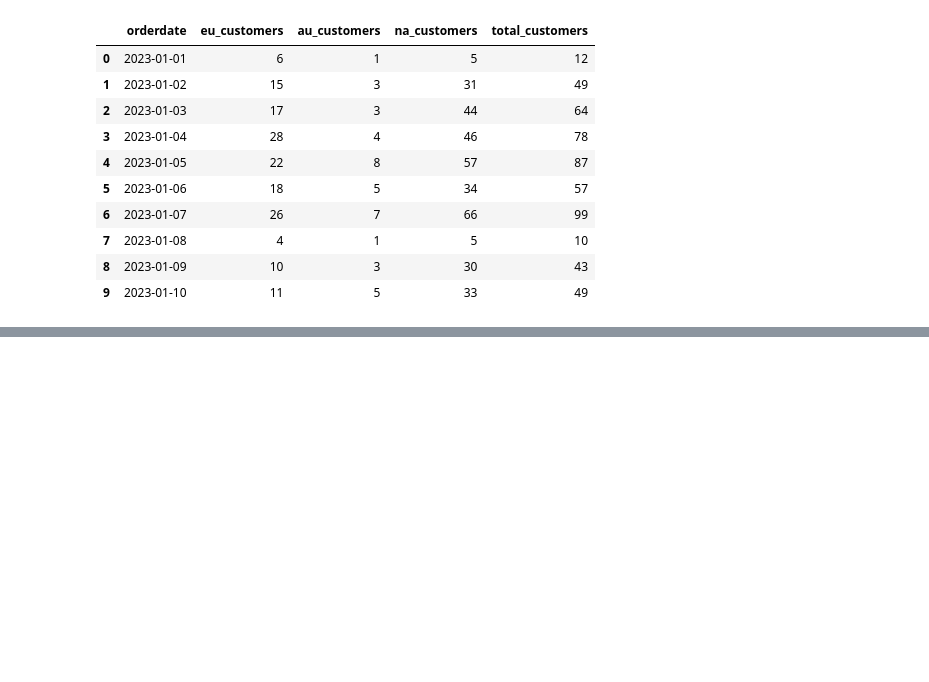
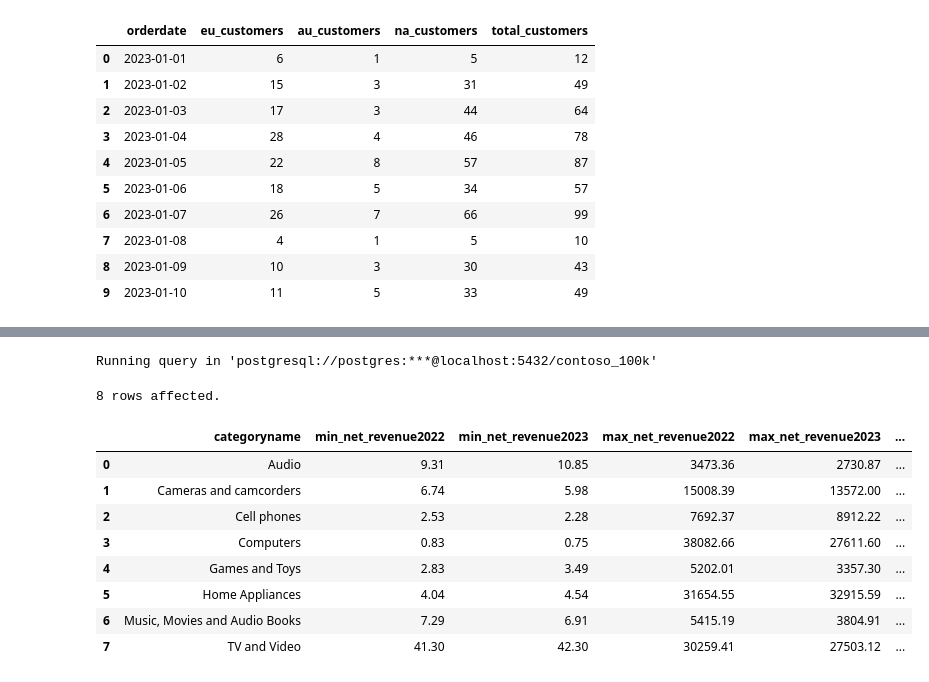
Before and after one commit to M-Dev-B/colab-dev-sql, a Jupyter notebook: Resources/Blank_SQL_Notebook.ipynb, the cells around one changed output, grey strips where cells are left out. Saved outputs shown, nothing was run; the diff lists cells and outputs as text; code cells hidden in the pictures; blank space fills up the shorter version.

```diff
--- a/Resources/Blank_SQL_Notebook.ipynb
+++ b/Resources/Blank_SQL_Notebook.ipynb
@@ -241,0 +241,29 @@ Running query in 'postgresql://postgres:***@localhost:5432/contoso_100k'
+# %%
+%%sql
+
+SELECT
+  p.categoryname,
+  MIN(CASE WHEN orderdate::DATE BETWEEN '2022-01-01' AND '2022-12-31' THEN s.netprice*s.quantity*s.exchangerate END) AS min_net_revenue2022,
+  MIN(CASE WHEN orderdate::DATE BETWEEN '2023-01-01' AND '2023-12-31' THEN s.netprice*s.quantity*s.exchangerate END) AS min_net_revenue2023,
+  MAX(CASE WHEN orderdate::DATE BETWEEN '2022-01-01' AND '2022-12-31' THEN s.netprice*s.quantity*s.exchangerate END) AS max_net_revenue2022,
+  MAX(CASE WHEN orderdate::DATE BETWEEN '2023-01-01' AND '2023-12-31' THEN s.netprice*s.quantity*s.exchangerate END) AS max_net_revenue2023,
+  AVG(CASE WHEN orderdate::DATE BETWEEN '2022-01-01' AND '2022-12-31' THEN s.netprice*s.quantity*s.exchangerate END) AS avg_net_revenue2022,
+  AVG(CASE WHEN orderdate::DATE BETWEEN '2023-01-01' AND '2023-12-31' THEN s.netprice*s.quantity*s.exchangerate END) AS avg_net_revenue2023
+FROM sales s
+LEFT JOIN customer c ON s.customerkey = c.customerkey
+LEFT JOIN product p ON s.productkey = p.productkey
+GROUP BY p.categoryname
+ORDER BY p.categoryname
+LIMIT 10
+# %% [output]
+Running query in 'postgresql://postgres:***@localhost:5432/contoso_100k'
+8 rows affected.
+|  | categoryname | min_net_revenue2022 | min_net_revenue2023 | max_net_revenue2022 | max_net_revenue2023 | ... |
+| 0 | Audio | 9.31 | 10.85 | 3473.36 | 2730.87 | ... |
+| 1 | Cameras and camcorders | 6.74 | 5.98 | 15008.39 | 13572.00 | ... |
+| 2 | Cell phones | 2.53 | 2.28 | 7692.37 | 8912.22 | ... |
+| 3 | Computers | 0.83 | 0.75 | 38082.66 | 27611.60 | ... |
+| 4 | Games and Toys | 2.83 | 3.49 | 5202.01 | 3357.30 | ... |
+| 5 | Home Appliances | 4.04 | 4.54 | 31654.55 | 32915.59 | ... |
+| 6 | Music, Movies and Audio Books | 7.29 | 6.91 | 5415.19 | 3804.91 | ... |
+| 7 | TV and Video | 41.30 | 42.30 | 30259.41 | 27503.12 | ... |
```
Also changed, not shown: parts of 4 cells of this notebook.
